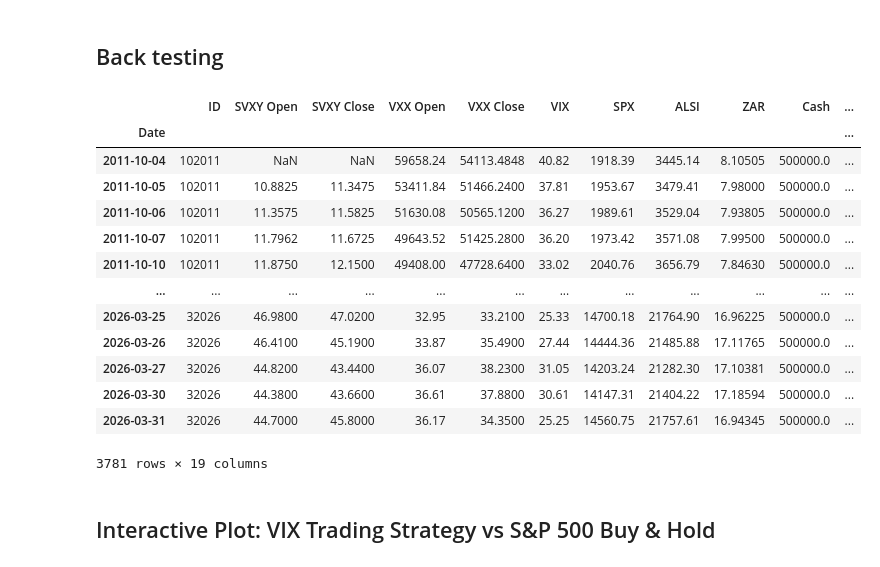
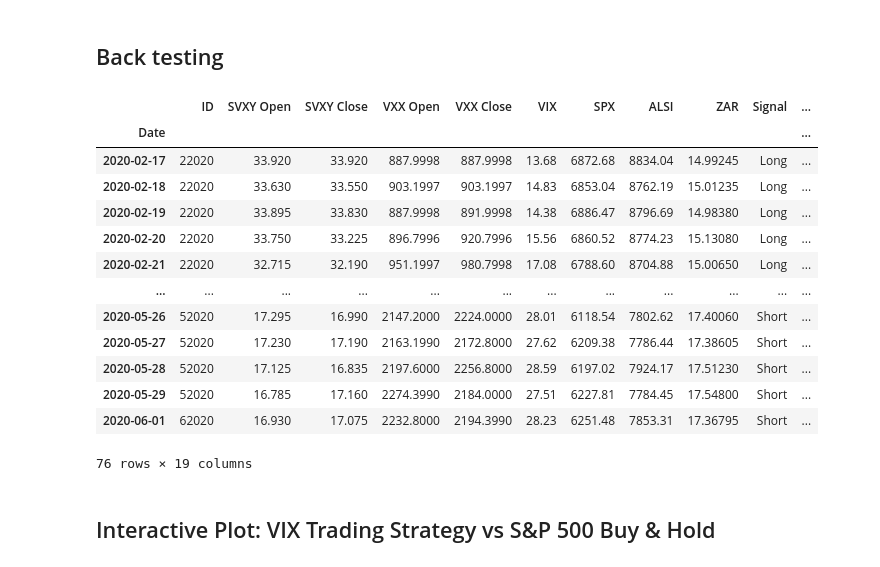
Before and after one commit to julian-olivier/VIX_Trading_Strategy, a Jupyter notebook: main.ipynb, the cells around one changed output. Drawn from its saved outputs; the diff is of its cells as text; code cells hidden in the pictures.

```diff
--- a/main.ipynb
+++ b/main.ipynb
@@ -14,28 +14,29 @@ vega_Data = vega_Data.loc['2011-10-04':'2026-03-31']   #slicing to cut out fault
 # %% [markdown]
 ## Back testing
 # %%
+vega_Data = nextgen.get_signals(vega_Data)
+
 backtester = bt(vega_Data)
-
 
 # Run and display the resulting DataFrame
 backtester.run_simulation(vega_Data)
 
-display( vega_Data)
+display( vega_Data['2020-02-15': '2020-06-01'])
 # %% [output]
-|  | ID | SVXY Open | SVXY Close | VXX Open | VXX Close | VIX | SPX | ALSI | ZAR | Cash | ... |
+|  | ID | SVXY Open | SVXY Close | VXX Open | VXX Close | VIX | SPX | ALSI | ZAR | Signal | ... |
 | Date |  |  |  |  |  |  |  |  |  |  | ... |
-| 2011-10-04 | 102011 | NaN | NaN | 59658.24 | 54113.4848 | 40.82 | 1918.39 | 3445.14 | 8.10505 | 500000.0 | ... |
-| 2011-10-05 | 102011 | 10.8825 | 11.3475 | 53411.84 | 51466.2400 | 37.81 | 1953.67 | 3479.41 | 7.98000 | 500000.0 | ... |
-| 2011-10-06 | 102011 | 11.3575 | 11.5825 | 51630.08 | 50565.1200 | 36.27 | 1989.61 | 3529.04 | 7.93805 | 500000.0 | ... |
-| 2011-10-07 | 102011 | 11.7962 | 11.6725 | 49643.52 | 51425.2800 | 36.20 | 1973.42 | 3571.08 | 7.99500 | 500000.0 | ... |
-| 2011-10-10 | 102011 | 11.8750 | 12.1500 | 49408.00 | 47728.6400 | 33.02 | 2040.76 | 3656.79 | 7.84630 | 500000.0 | ... |
+| 2020-02-17 | 22020 | 33.920 | 33.920 | 887.9998 | 887.9998 | 13.68 | 6872.68 | 8834.04 | 14.99245 | Long | ... |
+| 2020-02-18 | 22020 | 33.630 | 33.550 | 903.1997 | 903.1997 | 14.83 | 6853.04 | 8762.19 | 15.01235 | Long | ... |
+| 2020-02-19 | 22020 | 33.895 | 33.830 | 887.9998 | 891.9998 | 14.38 | 6886.47 | 8796.69 | 14.98380 | Long | ... |
+| 2020-02-20 | 22020 | 33.750 | 33.225 | 896.7996 | 920.7996 | 15.56 | 6860.52 | 8774.23 | 15.13080 | Long | ... |
+| 2020-02-21 | 22020 | 32.715 | 32.190 | 951.1997 | 980.7998 | 17.08 | 6788.60 | 8704.88 | 15.00650 | Long | ... |
 | ... | ... | ... | ... | ... | ... | ... | ... | ... | ... | ... | ... |
-| 2026-03-25 | 32026 | 46.9800 | 47.0200 | 32.95 | 33.2100 | 25.33 | 14700.18 | 21764.90 | 16.96225 | 500000.0 | ... |
-| 2026-03-26 | 32026 | 46.4100 | 45.1900 | 33.87 | 35.4900 | 27.44 | 14444.36 | 21485.88 | 17.11765 | 500000.0 | ... |
-| 2026-03-27 | 32026 | 44.8200 | 43.4400 | 36.07 | 38.2300 | 31.05 | 14203.24 | 21282.30 | 17.10381 | 500000.0 | ... |
-| 2026-03-30 | 32026 | 44.3800 | 43.6600 | 36.61 | 37.8800 | 30.61 | 14147.31 | 21404.22 | 17.18594 | 500000.0 | ... |
-| 2026-03-31 | 32026 | 44.7000 | 45.8000 | 36.17 | 34.3500 | 25.25 | 14560.75 | 21757.61 | 16.94345 | 500000.0 | ... |
+| 2020-05-26 | 52020 | 17.295 | 16.990 | 2147.2000 | 2224.0000 | 28.01 | 6118.54 | 7802.62 | 17.40060 | Short | ... |
+| 2020-05-27 | 52020 | 17.230 | 17.190 | 2163.1990 | 2172.8000 | 27.62 | 6209.38 | 7786.44 | 17.38605 | Short | ... |
+| 2020-05-28 | 52020 | 17.125 | 16.835 | 2197.6000 | 2256.8000 | 28.59 | 6197.02 | 7924.17 | 17.51230 | Short | ... |
+| 2020-05-29 | 52020 | 16.785 | 17.160 | 2274.3990 | 2184.0000 | 27.51 | 6227.81 | 7784.45 | 17.54800 | Short | ... |
+| 2020-06-01 | 62020 | 16.930 | 17.075 | 2232.8000 | 2194.3990 | 28.23 | 6251.48 | 7853.31 | 17.36795 | Short | ... |
-3781 rows × 19 columns
+76 rows × 19 columns
 # %% [markdown]
 ## Interactive Plot: VIX Trading Strategy vs S&P 500 Buy & Hold
 # %%
```
Also changed, not shown: parts of 1 cell of this notebook, 2 other files.
